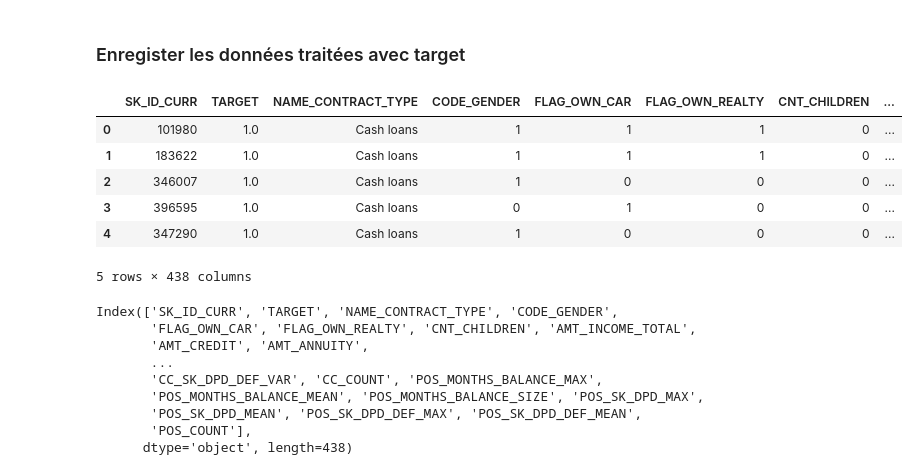
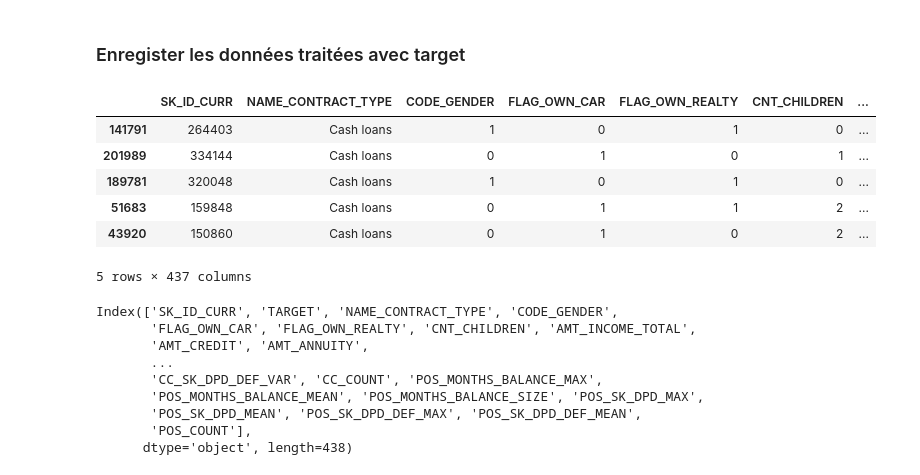
Before and after one commit to Naouel-De-Sousa/implementer_model_front_backendd, a Jupyter notebook: model_scorring_one.ipynb, the cells around one changed output. Cells and saved outputs as stored; diff of their text form; code cells hidden in the pictures.

```diff
--- a/model_scorring_one.ipynb
+++ b/model_scorring_one.ipynb
@@ -445 +447,13 @@ sampled_df.TARGET.isnull().sum()
+# %%
+data_for_dashboard = sampled_df.drop('TARGET', axis = 1)
+# %%
+data_for_dashboard.head()
+# %% [output]
+|  | SK_ID_CURR | NAME_CONTRACT_TYPE | CODE_GENDER | FLAG_OWN_CAR | FLAG_OWN_REALTY | CNT_CHILDREN | ... |
+| 141791 | 264403 | Cash loans | 1 | 0 | 1 | 0 | ... |
+| 201989 | 334144 | Cash loans | 0 | 1 | 0 | 1 | ... |
+| 189781 | 320048 | Cash loans | 1 | 0 | 1 | 0 | ... |
+| 51683 | 159848 | Cash loans | 0 | 1 | 1 | 2 | ... |
+| 43920 | 150860 | Cash loans | 0 | 1 | 0 | 2 | ... |
+5 rows × 437 columns
 # %%
@@ -447,14 +461,3 @@ sampled_df.to_csv('données_pour_model.csv', index= False)
-# %%
-sampled_df = pd.read_csv("données_pour_model.csv")
-sampled_df.head()
-# %% [output]
-|  | SK_ID_CURR | TARGET | NAME_CONTRACT_TYPE | CODE_GENDER | FLAG_OWN_CAR | FLAG_OWN_REALTY | CNT_CHILDREN | ... |
-| 0 | 101980 | 1.0 | Cash loans | 1 | 1 | 1 | 0 | ... |
-| 1 | 183622 | 1.0 | Cash loans | 1 | 1 | 1 | 0 | ... |
-| 2 | 346007 | 1.0 | Cash loans | 1 | 0 | 0 | 0 | ... |
-| 3 | 396595 | 1.0 | Cash loans | 0 | 1 | 0 | 0 | ... |
-| 4 | 347290 | 1.0 | Cash loans | 1 | 0 | 0 | 0 | ... |
-5 rows × 438 columns
 # %%
 print(sampled_df.columns)
 # %% [output]
```
Also changed, not shown: parts of 4 cells of this notebook.
